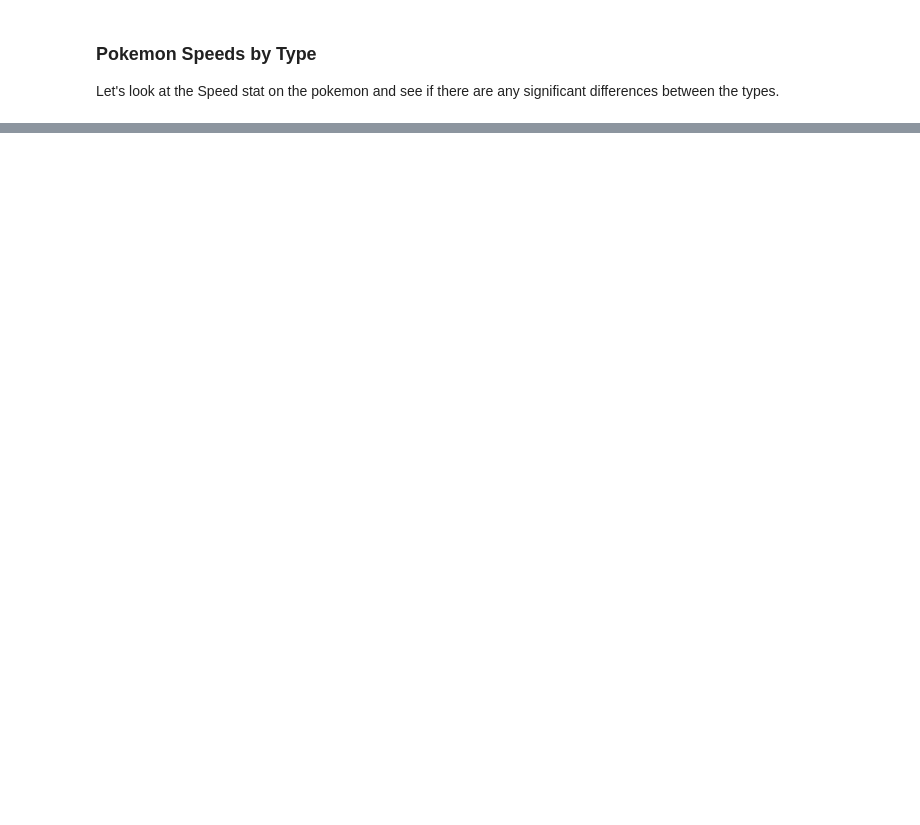
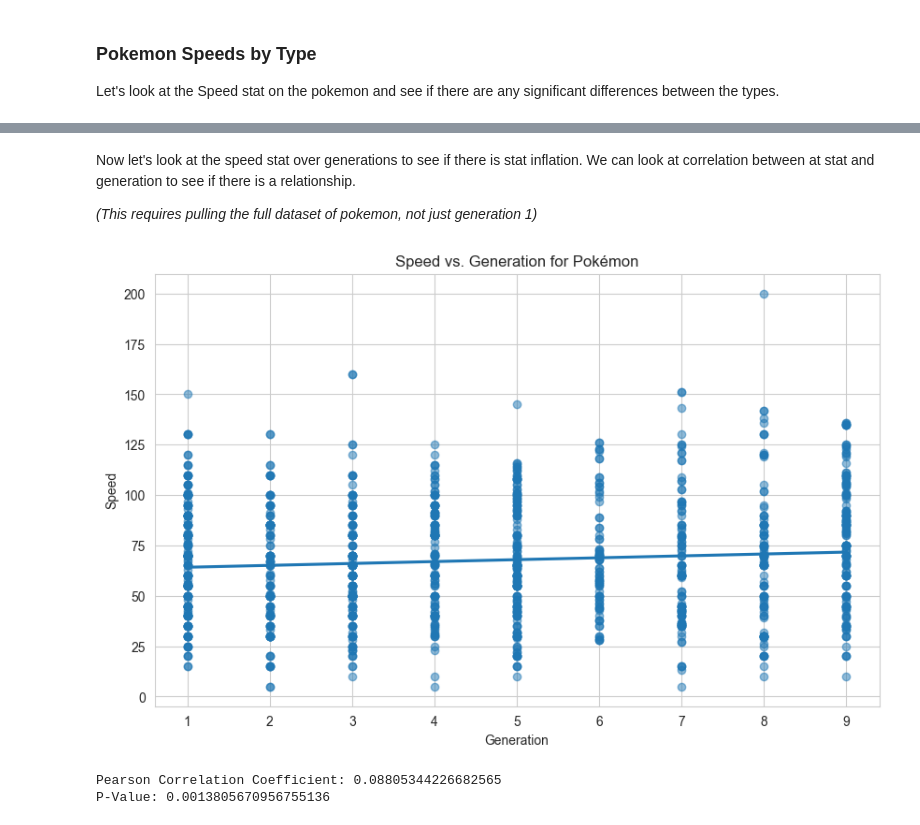
Before and after one commit to n8taylor/cs5830_project3, a Jupyter notebook: project3.ipynb, the cells around one changed output, grey strips where cells are left out. Saved outputs shown, nothing was run; the diff lists cells and outputs as text; code cells hidden in the pictures; blank space fills up the shorter version.

Commit message:
removed static dataset

```diff
--- a/project3.ipynb
+++ b/project3.ipynb
@@ -311,18 +495,22 @@ Average weight for type fairy: 625.8795180722891
+# %% [markdown]
+Now let's look at the speed stat over generations to see if there is stat inflation. We can look at correlation between at stat and generation to see if there is a  relationship.
+
+*(This requires pulling the full dataset of pokemon, not just generation 1)*
 # %%
-
-# Check for missing values in the 'Speed' and 'Generation' columns
-missing_values_check = pokemon_df[['Sp. Atk', 'Generation']].isnull().sum()
-
 # Calculate the Pearson correlation coefficient
-correlation_coefficient, p_value = pearsonr(pokemon_df['Sp. Atk'], pokemon_df['Generation'])
+correlation_coefficient, p_value = pearsonr(pokemonDF['generation'], pokemonDF['speed'])
 
 # Create a scatter plot with a regression line
 plt.figure(figsize=(10, 6))
-sns.regplot(x='Generation', y='Sp. Atk', data=pokemon_df, ci=None, scatter_kws={'alpha':0.5})
-plt.title('Sp. Atk vs. Generation for Pokémon')
+sns.regplot(x='generation', y='speed', data=pokemonDF, ci=None, scatter_kws={'alpha':0.5})
+plt.title('Speed vs. Generation for Pokémon')
 plt.xlabel('Generation')
-plt.ylabel('Sp. Atk')
+plt.ylabel('Speed')
 plt.show()
 
 print(f"Pearson Correlation Coefficient: {correlation_coefficient}")
 print(f"P-Value: {p_value}")
+# %% [output]
+[figure, added]
+Pearson Correlation Coefficient: 0.08805344226682565
+P-Value: 0.0013805670956755136
```
Also changed, not shown: parts of 16 cells of this notebook, 2 other files.
